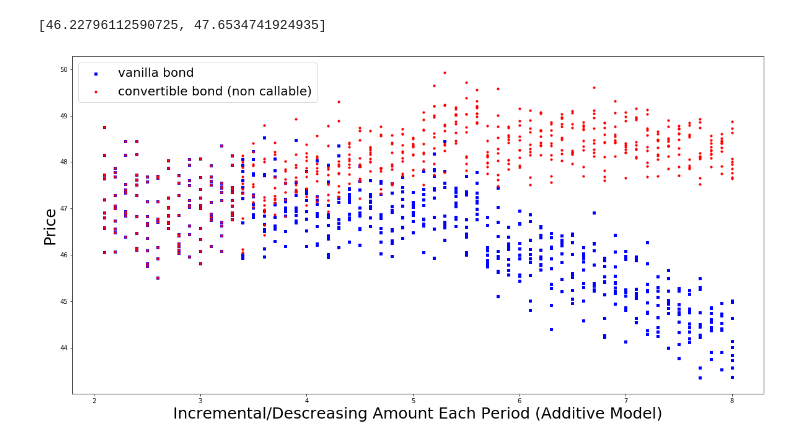
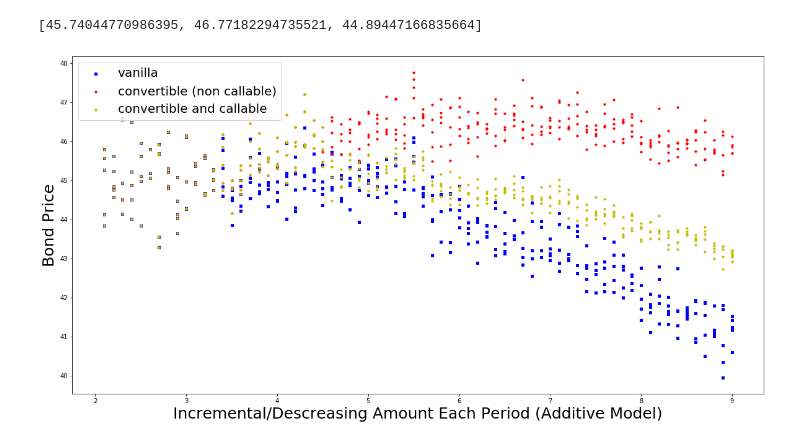
Before and after one commit to laurenjs888/convertible_bonds, a Jupyter notebook: simulate.ipynb, the cells around one changed output. Saved outputs shown, nothing was run; the diff lists cells and outputs as text; code cells hidden in the pictures.

```diff
--- a/simulate.ipynb
+++ b/simulate.ipynb
@@ -128,7 +128,7 @@ def simulate_single(x):
                 if SP[i][j] != 0:
                     entry[0] = exp(vanillaBond[i+1][j+1][0], vanillaBond[i+1][j][0], p_vals[i][j], interests[i][j]) + exp(vanillaBond[i+1][j+1][1], vanillaBond[i+1][j][1], p_vals[i][j], interests[i][j])
                     entry[0] = entry[0]
-                    entry[1] = coupon if SP[i][j] >= default_threshold or i<t else 0
+                    entry[1] = coupon if ((SP[i][j] >= default_threshold or i<t) and i>0) else 0
                 #print(entry)
                 vanillaBond[i].append(entry)
         return vanillaBond
@@ -151,6 +151,7 @@ def simulate_single(x):
                     entry[1] = coupon if SP[i][j] >= default_threshold or i<t else 0
                 #print(entry)
                 convBond[i].append(entry)
+        convBond[0][0][1]=0
         return convBond
 
     cBond = convBond(bond_payoff)
@@ -158,49 +159,90 @@ def simulate_single(x):
     # print("Convertible but not callable")
     # displayChart(cBond)
 
+
+    #conv_payoff: dictionary of convertible prices
+    #strike: strike price
+    def fill_payoff(payoff, time):
+        for i in range(time-1, -1, -1):
+            payoff[i] = []
+            for j in range(i+1):
+                entry = [0,0]
+                if SP[i][j] != 0:
+                    entry[0] = exp(payoff[i+1][j+1][0], payoff[i+1][j][0], p_vals[i][j], rates[i][j]) + exp(payoff[i+1][j+1][1], payoff[i+1][j][1], p_vals[i][j], rates[i][j])
+                    entry[0] = entry[0]
+                    entry[1] = coupon if (SP[i][j] >= default_threshold or i<t) and i>0 else 0
+                payoff[i].append(entry)
+        return payoff
+
+
+    def callable(conv, strike):
+        callable_prices = []
+        for i in range(t-1, -1, -1):    #i: time step
+            for j in range(i+1):        #j: # of nodes at time
+                if conv[i][j][0] >= strike:
+                    old_val = conv[i][j][0]
+                    conv[i][j][0] = strike
+                    #continue etc
+                    new_prices = {}
+                    new_prices[i] = []
+                    for k in range(i+1):
+                        entry = conv[i][k]
+                        new_prices[i].append(entry)
+                    #new_prices has one key i, and a list of length j
+                    new_prices = fill_payoff(new_prices, i)
+                    b_0 = new_prices[0][0][0]
+                    callable_prices.append(b_0)
+                    conv[i][j][0] = old_val
+        return callable_prices
+
     v_val = vBond[0][0]
     c_val = cBond[0][0]
     # print(v_val, c_val)
-    return [v_val[0]+v_val[1], c_val[0]+c_val[1]]
 
+    callable_prices_list = callable(cBond, K)
+    if(callable_prices_list): min_price = min(callable_prices_list)
+    else: min_price = c_val[0]
+
+    return [v_val[0]+v_val[1], c_val[0]+c_val[1], min_price]
 
 simulate_single(5)
 # %% [output]
-[46.22796112590725, 47.6534741924935]
+[45.74044770986395, 46.77182294735521, 44.89447166835664]
 # %%
-runs = 10 # number of simulations at each vol (how much to increase/decrease in the additive model)
+runs = 5 # number of simulations at each vol (how much to increase/decrease in the additive model)
 lo = 2 # lowest vol
-hi = 8 # highest vol
+hi = 9 # highest vol
 incr = -0.1 # negative
 
 keys = np.arange(hi, lo, incr)
 v_price = {}
 c_price = {}
+callable_price = {}
 
 for i in keys: # try different vol
     v_price[i] = ([0]*runs)
     c_price[i] = ([0]*runs)
+    callable_price[i] = ([0]*runs)
     for j in range(0, runs, 1):
-        (v_price[i][j], c_price[i][j]) = simulate_single(i)
+        (v_price[i][j], c_price[i][j], callable_price[i][j]) = simulate_single(i)
 # %%
 fig = plt.figure(figsize=(20,10))
 ax1 = fig.add_subplot()
 plt.xlabel('Incremental/Descreasing Amount Each Period (Additive Model)', fontsize = 25)
-plt.ylabel('Price', fontsize = 25)
-
-font = {'family' : 'normal',
-        'weight' : 'bold',
-        'size'   : 24}
+plt.ylabel('Bond Price', fontsize = 25)
 
 for key in v_price:
     if(key == lo or key == hi):
-        ax1.scatter([key]*runs, v_price[key], s=10, c='b', marker="s", label="vanilla bond")
-        ax1.scatter([key]*runs, c_price[key], s=10, c='r', marker="o", label="convertible bond (non callable)")
+        ax1.scatter([key]*runs, v_price[key], s=10, c='b', marker="s", label="vanilla")
+        ax1.scatter([key]*runs, c_price[key], s=10, c='r', marker="o", label="convertible (non callable)")
+        ax1.scatter([key]*runs, callable_price[key], s=10, c='y', marker="D", label="convertible and callable")
     else:
         ax1.scatter([key]*runs, v_price[key], s=10, c='b', marker="s")
         ax1.scatter([key]*runs, c_price[key], s=10, c='r', marker="o")
+        ax1.scatter([key]*runs, callable_price[key], s=10, c='y')
+
 
 plt.legend(loc='upper left', fontsize = 20)
 plt.show()
 # %% [output]
-[figure, old version]
+[figure, new version]
```
